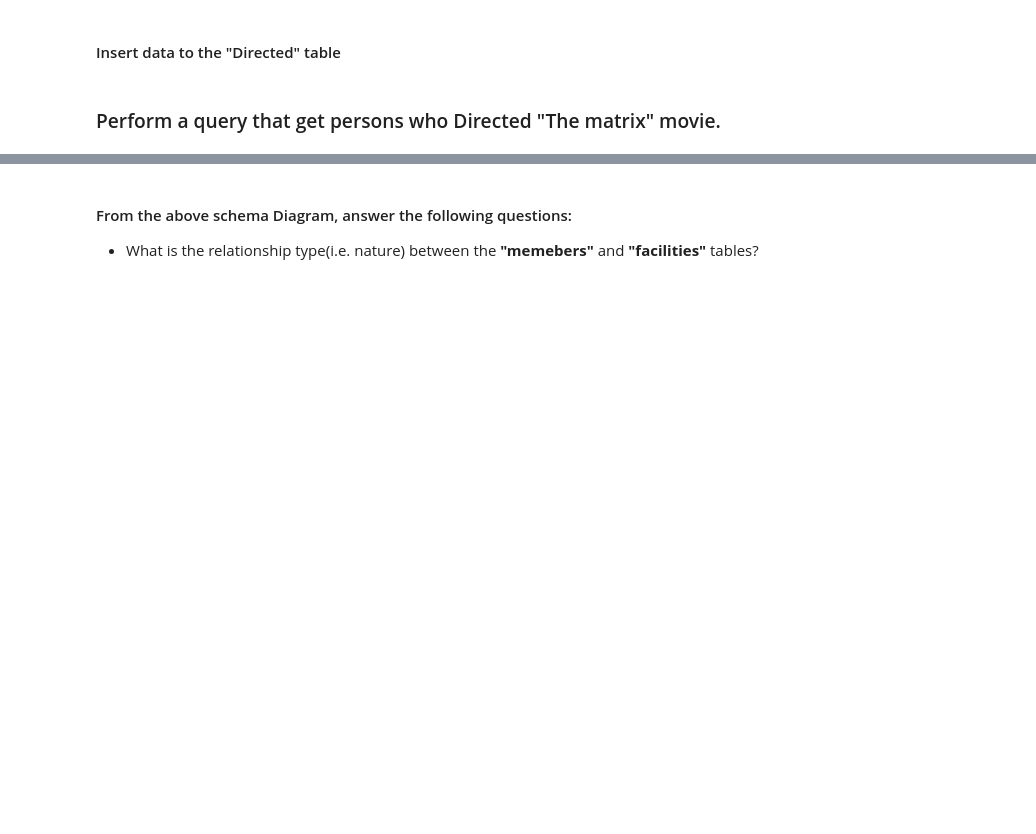
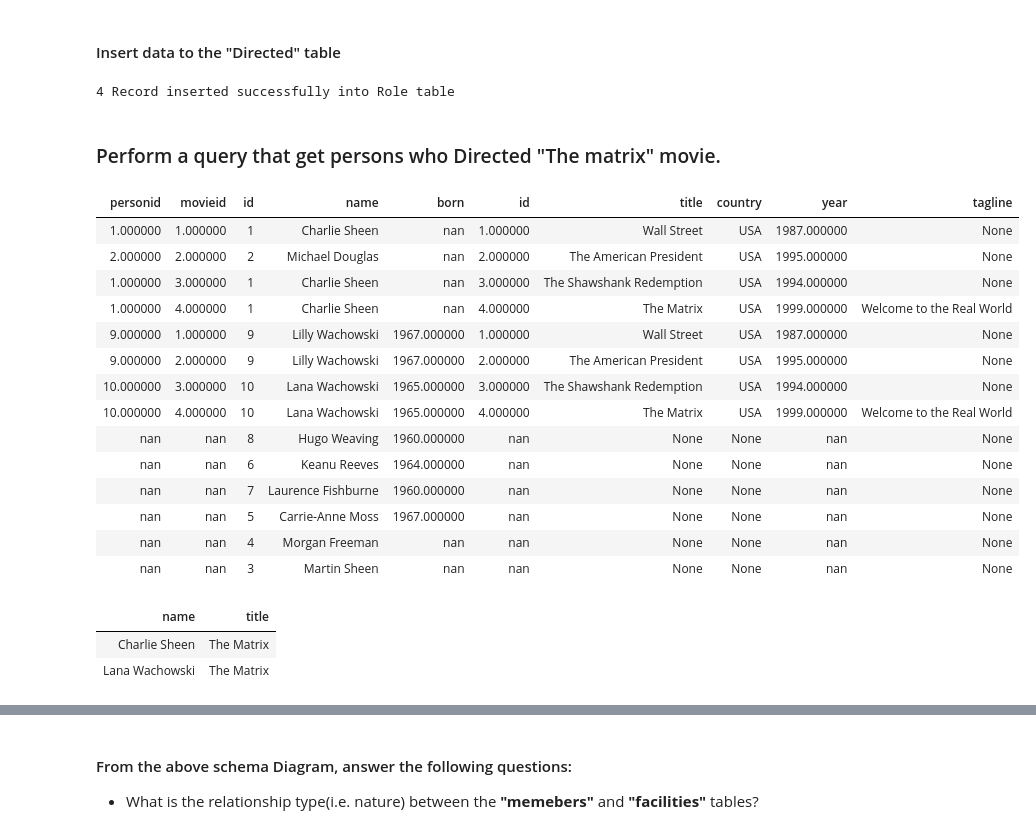
Before and after one commit to haicheviet/dataeng-course-1, a Jupyter notebook: homework_postgres/PostgreSQL-Students.ipynb, the cells around one changed output, grey strips where cells are left out. Saved outputs shown, nothing was run; the diff lists cells and outputs as text; code cells hidden in the pictures; blank space fills up the shorter version.

```diff
--- a/homework_postgres/PostgreSQL-Students.ipynb
+++ b/homework_postgres/PostgreSQL-Students.ipynb
@@ -589,0 +813,14 @@ This is another DB about movies and actors who played roles in these movies. Par
+# %%
+# get a new connection but this time point to the created "tartupurchases" DB.
+con = psycopg2.connect(user = "postgres",
+                       password = "LearnDE",
+                       host = "127.0.0.1",
+                       port = "5432",
+                       database = "moviedb")
+
+try:
+    # Obtain a new DB Cursor (to "MovieDB" DB )
+    cursor = con.cursor();
+    print("connected again to the server, and cusor now on moviedb DB !!")
+except (Exception, psycopg2.Error) as error:
+    print("Error in Connection",error)
@@ -757,2 +1418,28 @@ I highly suggest modeling this a little more "normalized". You are already on th
+# %%
+### YOUR CODE HERE !!!
+sql_insert_customers = "INSERT INTO Direct (personID,movieID) VALUES(%s,%s)"
+
+#list of customers (With Their attributes values)
+#None here means value will be missing in the table
+customer_List=[
+                (9,1),
+                (9,2),
+                (10,3),
+                (10,4)]
+
+try:
+    # execute the INSERT statement
+    cursor.executemany(sql_insert_customers,customer_List)
+    # commit the changes to the database
+    con.commit()
+    #the number of inserted rows/tuples
+    count = cursor.rowcount
+    print (count, "Record inserted successfully into Role table")
+
+except (Exception, psycopg2.Error) as error :
+    con.rollback()
+    print ("Error while Inserting the data to the table, Details: ",error)
+# %% [output]
+4 Record inserted successfully into Role table
 # %% [markdown]
 ### Perform a query that get persons who Directed "The matrix" movie.
@@ -761,3 +1446,42 @@ I highly suggest modeling this a little more "normalized". You are already on th
+# %%
+actorMoviesAgg= pd.read_sql('''SELECT * FROM Direct
+                               FULL OUTER JOIN Person
+                               ON Direct.personID = Person.id
+                               FULL OUTER JOIN Movie
+                               ON Direct.movieID = Movie.id
+                               ''', con)
+display(actorMoviesAgg.style.hide_index())
+# %% [output]
+| personid | movieid | id | name | born | id | title | country | year | tagline |
+| 1.000000 | 1.000000 | 1 | Charlie Sheen | nan | 1.000000 | Wall Street | USA | 1987.000000 | None |
+| 2.000000 | 2.000000 | 2 | Michael Douglas | nan | 2.000000 | The American President | USA | 1995.000000 | None |
+| 1.000000 | 3.000000 | 1 | Charlie Sheen | nan | 3.000000 | The Shawshank Redemption | USA | 1994.000000 | None |
+| 1.000000 | 4.000000 | 1 | Charlie Sheen | nan | 4.000000 | The Matrix | USA | 1999.000000 | Welcome to the Real World |
+| 9.000000 | 1.000000 | 9 | Lilly Wachowski | 1967.000000 | 1.000000 | Wall Street | USA | 1987.000000 | None |
+| 9.000000 | 2.000000 | 9 | Lilly Wachowski | 1967.000000 | 2.000000 | The American President | USA | 1995.000000 | None |
+| 10.000000 | 3.000000 | 10 | Lana Wachowski | 1965.000000 | 3.000000 | The Shawshank Redemption | USA | 1994.000000 | None |
+| 10.000000 | 4.000000 | 10 | Lana Wachowski | 1965.000000 | 4.000000 | The Matrix | USA | 1999.000000 | Welcome to the Real World |
+| nan | nan | 8 | Hugo Weaving | 1960.000000 | nan | None | None | nan | None |
+| nan | nan | 6 | Keanu Reeves | 1964.000000 | nan | None | None | nan | None |
+| nan | nan | 7 | Laurence Fishburne | 1960.000000 | nan | None | None | nan | None |
+| nan | nan | 5 | Carrie-Anne Moss | 1967.000000 | nan | None | None | nan | None |
+| nan | nan | 4 | Morgan Freeman | nan | nan | None | None | nan | None |
+| nan | nan | 3 | Martin Sheen | nan | nan | None | None | nan | None |
+# %%
+### YOUR CODE HERE !!!
+actorMoviesAgg= pd.read_sql('''SELECT name, title
+                               FROM (SELECT * FROM Direct
+                               FULL OUTER JOIN Person
+                               ON Direct.personID = Person.id
+                               FULL OUTER JOIN Movie
+                               ON Direct.movieID = Movie.id) AS foo
+                               WHERE title = 'The Matrix'
+                               ''', con)
+display(actorMoviesAgg.style.hide_index())
+# %% [output]
+| name | title |
+| Charlie Sheen | The Matrix |
+| Lana Wachowski | The Matrix |
 # %% [markdown]
 ## Task 3 (Tartu Country Club):
 
```
Also changed, not shown: parts of 103 cells of this notebook.
